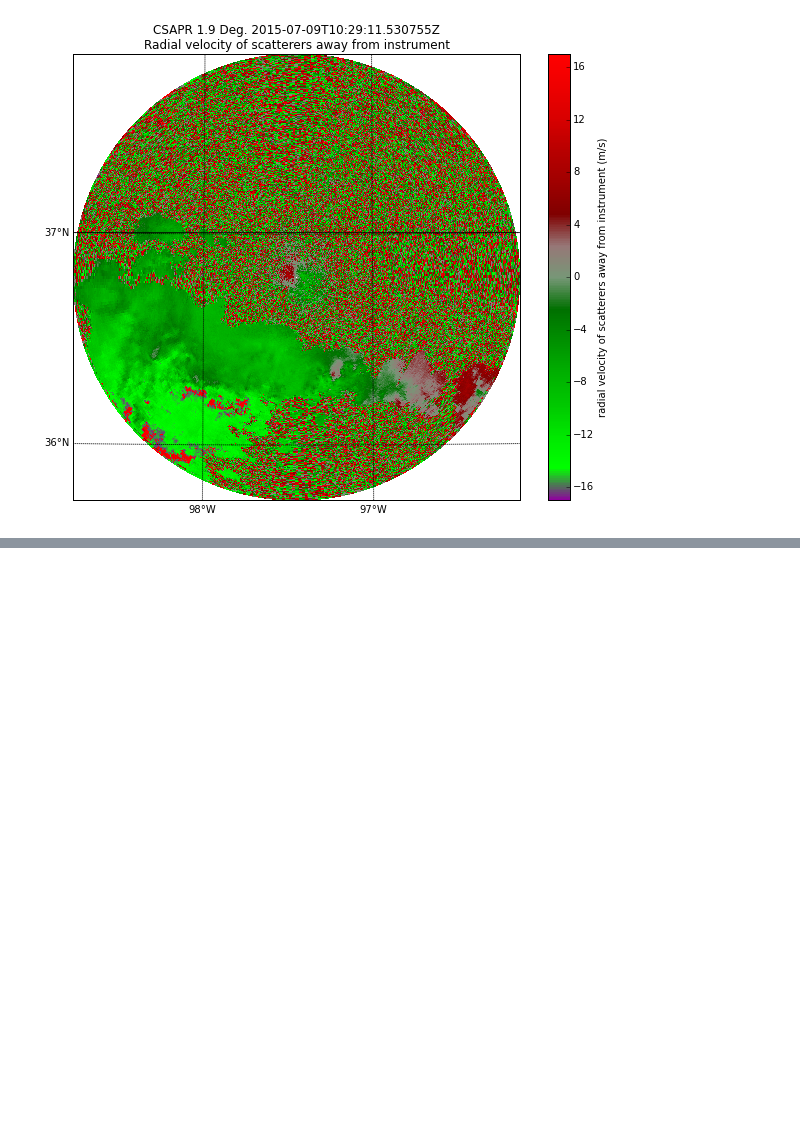
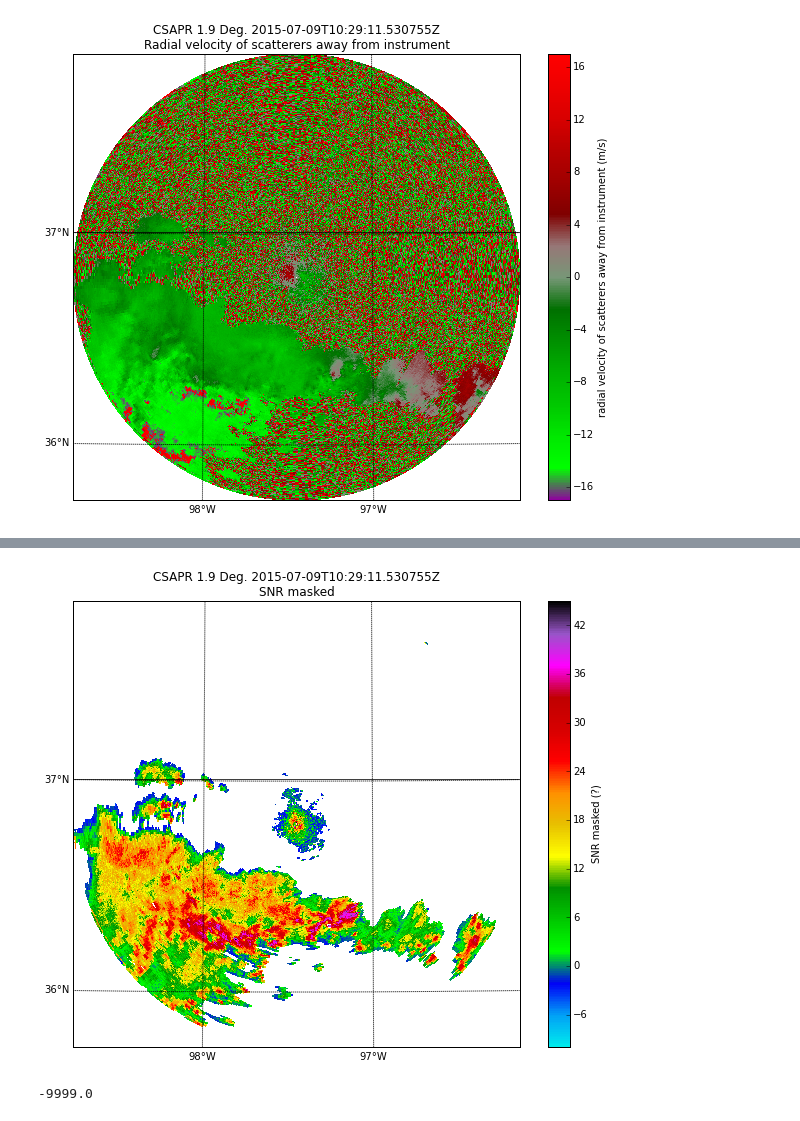
Before and after one commit to ANL-DIGR/openvap, a Jupyter notebook: development/cmac2/notebooks/Testing complex plane texture calculations .ipynb, the cells around one changed output, grey strips where cells are left out. Cells and saved outputs as stored; diff of their text form; code cells hidden in the pictures; blank space fills up the shorter version.

```diff
--- a/development/cmac2/notebooks/Testing complex plane texture calculations .ipynb
+++ b/development/cmac2/notebooks/Testing complex plane texture calculations .ipynb
@@ -44,0 +68,25 @@ display.plot_ppi_map('velocity_texture', sweep = 2, resolution = 'i',
+# %%
+likely_noise = filtered_data > noise_threshold
+likely_signal = np.logical_not(likely_noise)
+# %%
+snr = pyart.retrieve.calculate_snr_from_reflectivity(radar)
+radar.add_field('SNR', snr, replace_existing = True)
+# %%
+snr_masked = np.ma.masked_where(likely_noise, snr['data'])
+#snr_masked[likely_noise] = pyart.config.get_fillvalue()
+snr_m_field = pyart.config.get_metadata('SNR')
+snr_m_field['data'] = snr_masked
+radar.add_field('SNR_masked', snr_m_field, replace_existing = True)
+# %%
+display = pyart.graph.RadarMapDisplay(radar)
+fig = plt.figure(figsize = [10,8])
+display.plot_ppi_map('SNR_masked', sweep = 2, resolution = 'i',
+                    mask_outside = False,
+                    cmap = pyart.graph.cm.NWSRef,
+                    vmin = -10, vmax = 45)
+# %% [output]
+[figure, added]
+# %%
+def noise_statistics(radar):
+# %% [output]
+-9999.0
```
Also changed, not shown: parts of 6 cells of this notebook.
